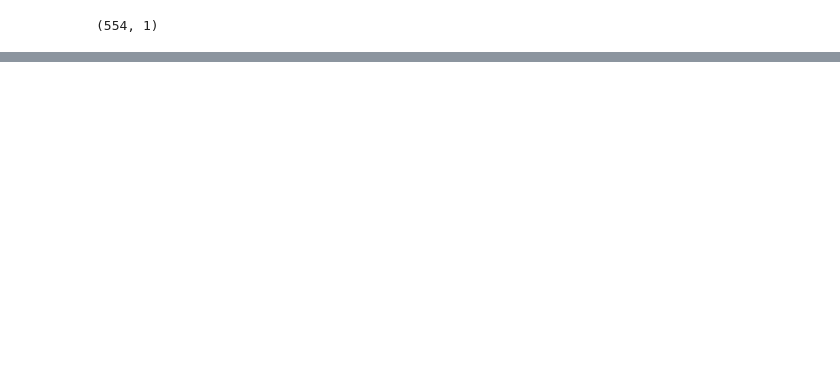
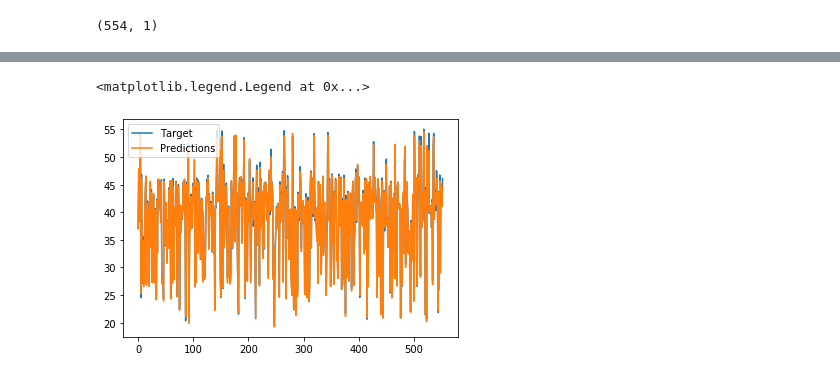
Before and after one commit to JerryCValentine/MachineLearning, a Jupyter notebook: Final Project Work.ipynb, the cells around one changed output, grey strips where cells are left out. Drawn from its saved outputs; the diff is of its cells as text; code cells hidden in the pictures; blank space fills up the shorter version.

```diff
--- a/Final Project Work.ipynb
+++ b/Final Project Work.ipynb
@@ -248,0 +294,11 @@ plt.legend()
+# %%
+meannew = np.mean(Xnew, axis=0)
+stdnew = np.std(Xnew, axis=0)
+
+XSnew = standardize(Xnew, meannew, stdnew)
+# %%
+XNtrain, XNtest, TNtrain, TNtest = partition_data(XSnew, Tnew)
+print("Train data shape: {}".format(XNtrain.shape))
+print("Train target shape: {}".format(TNtrain.shape))
+print("Test data shape: {}".format(XNtest.shape))
+print("Test target shape: {}".format(TNtest.shape))
@@ -248,0 +310,2 @@ plt.legend()
+# %%
+history2 = cokemodel.fit(XNtrain, TNtrain, epochs=50)
@@ -248,0 +336,3 @@ plt.legend()
+# %%
+y = cokemodel.predict(XNtest)
+y
@@ -248,0 +357,7 @@ plt.legend()
+# %%
+plt.plot(TNtest, label = 'Target')
+plt.plot(y, label = 'Predictions')
+plt.legend()
+# %% [output]
+<matplotlib.legend.Legend at 0x...>
+[figure, added]
```
Also changed, not shown: parts of 36 cells of this notebook.
